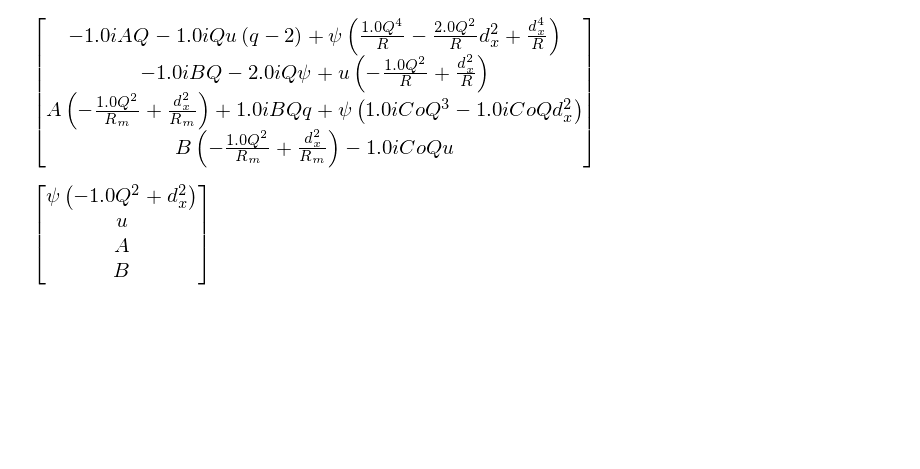
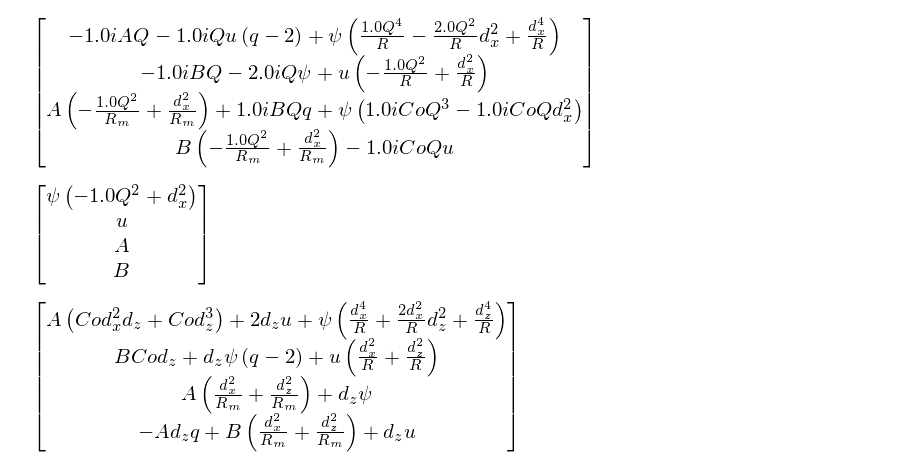
Before and after one commit to jsoishi/weakly_nonlinear_mri, a Jupyter notebook: python/adjoint solution.ipynb, the cells around one changed output. Drawn from its saved outputs; the diff is of its cells as text; code cells hidden in the pictures; blank space fills up the shorter version.

```diff
--- a/python/adjoint solution.ipynb
+++ b/python/adjoint solution.ipynb
@@ -475,3 +475,7 @@ L.subs(dz, 1j*Q)
 (D*VT).subs(dz, 1j*Q)
 # %% [output]
 [figure]
+# %%
+L*VT
+# %% [output]
+[figure, added]
```
Also changed, not shown: 1 other file.
